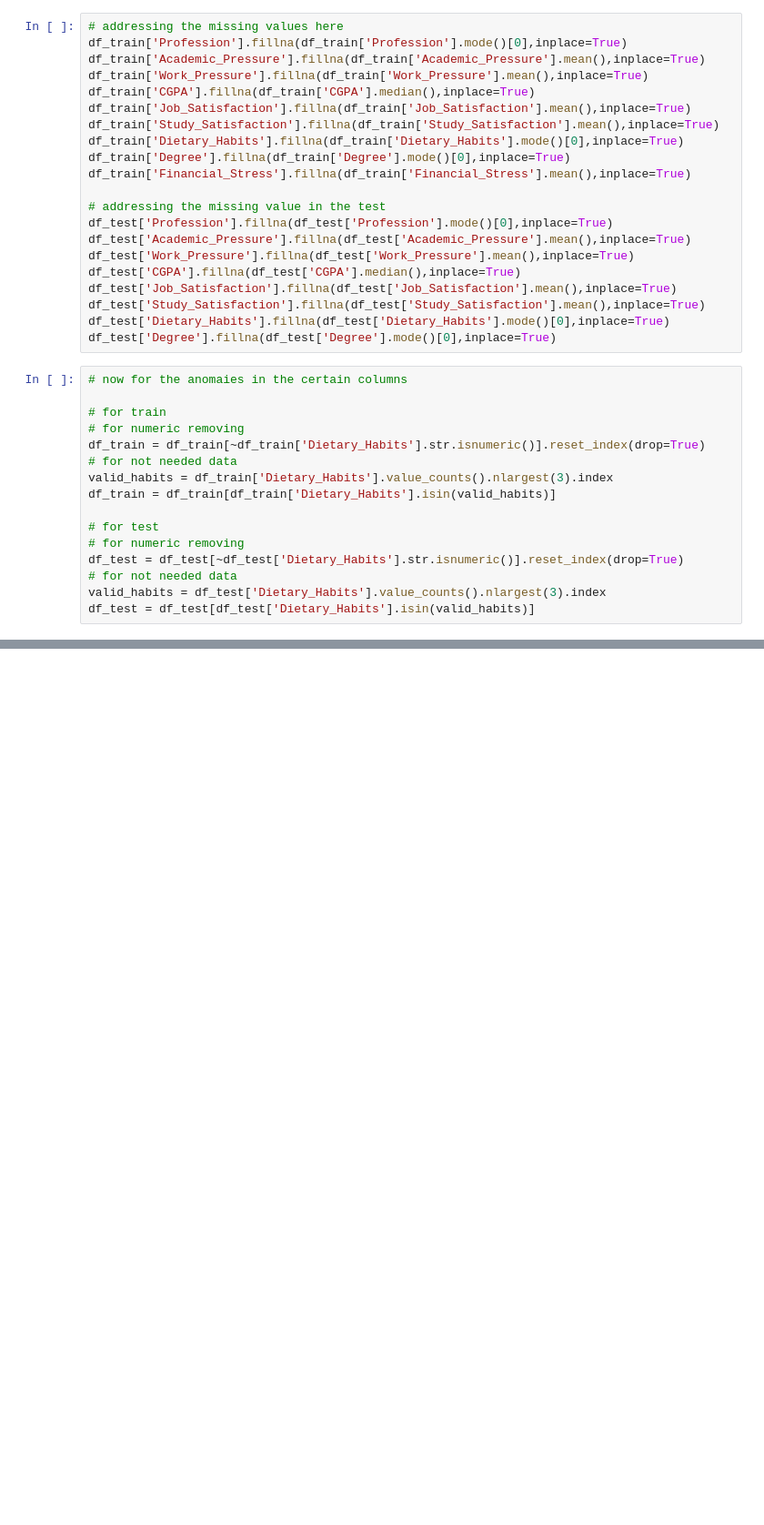
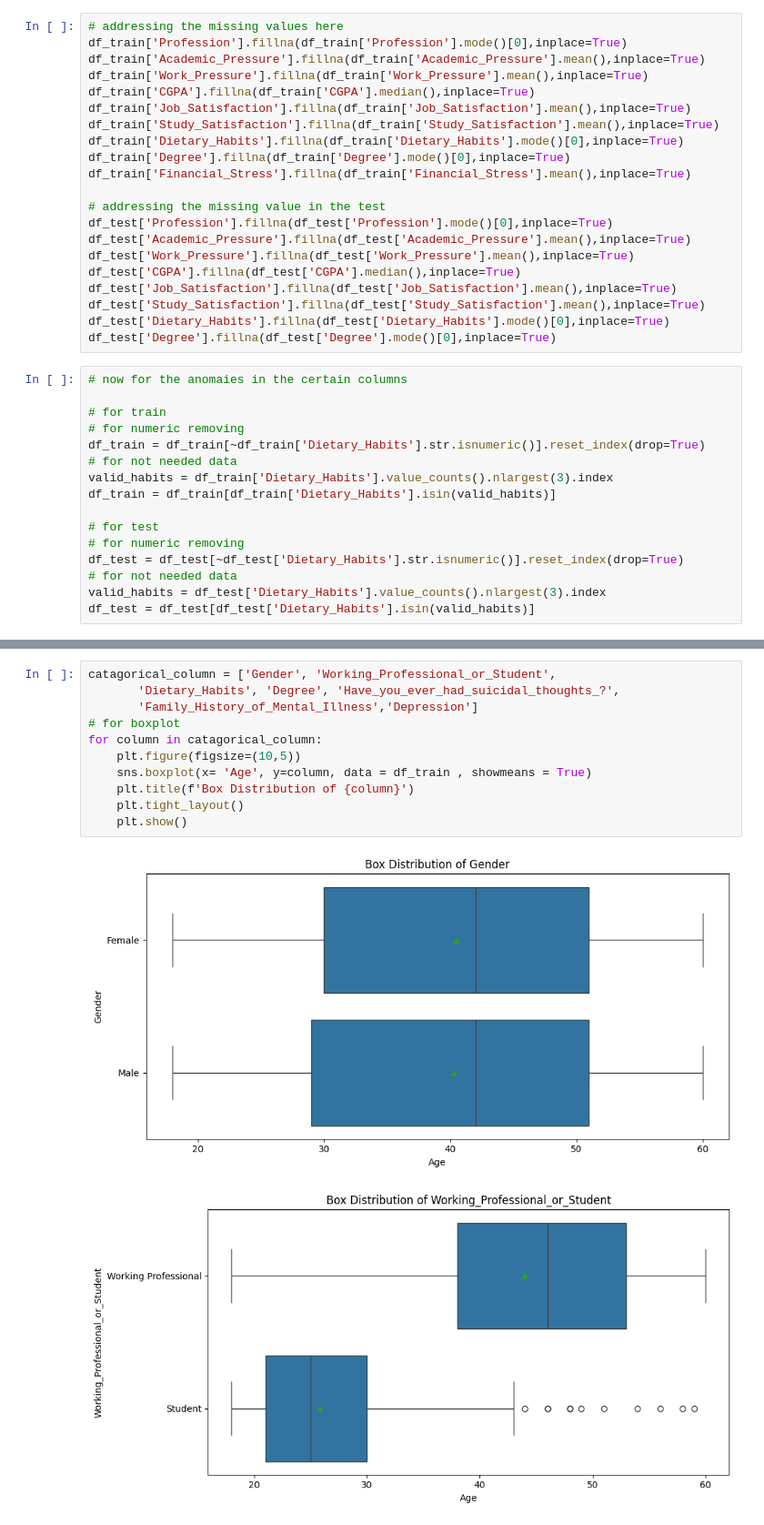
Before and after one commit to Bison619/Comp-1-Exploring-Mental-Health-Data-, a Jupyter notebook: Process1.ipynb, the cells around one changed output, grey strips where cells are left out. Shown at 91% size. Cells and saved outputs as stored; diff of their text form; blank space fills up the shorter version.

```diff
--- a/Process1.ipynb
+++ b/Process1.ipynb
@@ -246,0 +256,14 @@ for column in catagorical_column:
+# %%
+catagorical_column = ['Gender', 'Working_Professional_or_Student',
+       'Dietary_Habits', 'Degree', 'Have_you_ever_had_suicidal_thoughts_?',
+       'Family_History_of_Mental_Illness','Depression']
+# for boxplot
+for column in catagorical_column:
+    plt.figure(figsize=(10,5))
+    sns.boxplot(x= 'Age', y=column, data = df_train , showmeans = True)
+    plt.title(f'Box Distribution of {column}')
+    plt.tight_layout()
+    plt.show()
+# %% [output]
+[figure, added]
+[figure, added]
```
Also changed, not shown: parts of 8 cells of this notebook.
